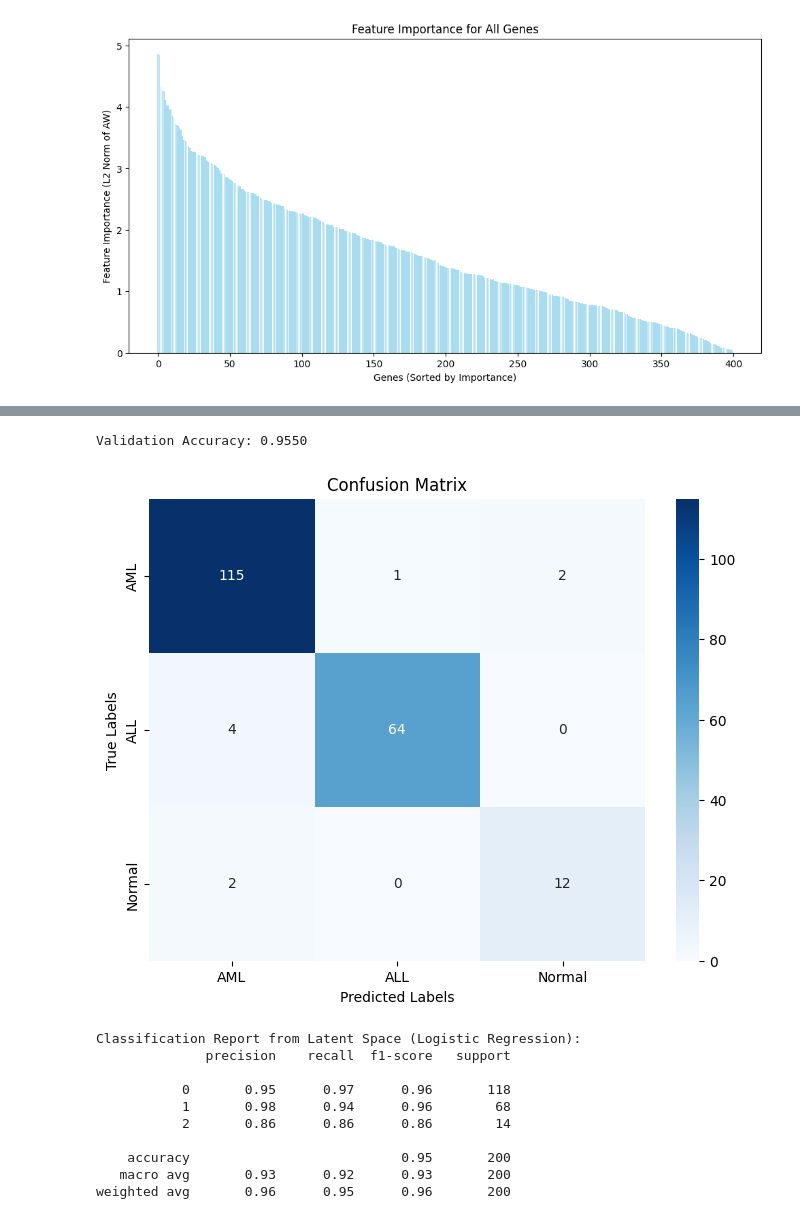
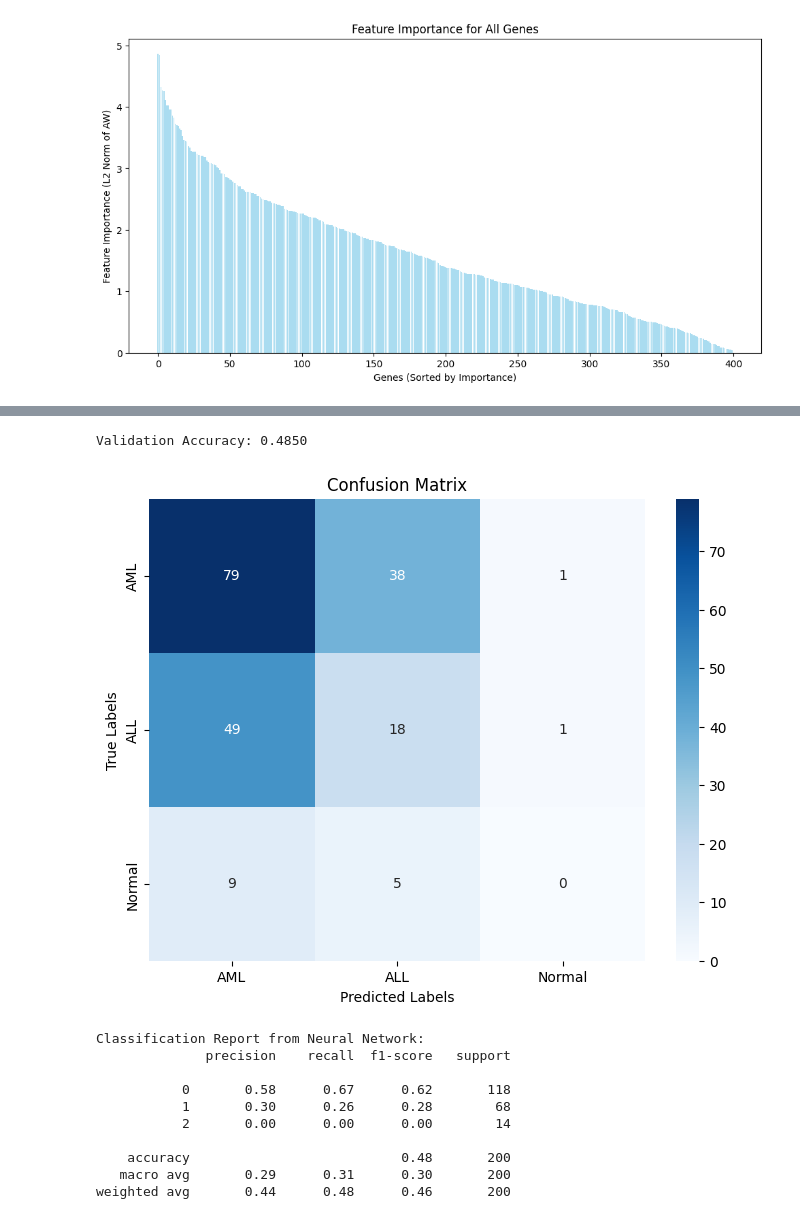
Before and after one commit to Richlogger/42186-Model-Based-ML-Project, a Jupyter notebook: PPCA_ARD.ipynb, the cells around one changed output, grey strips where cells are left out. Saved outputs shown, nothing was run; the diff lists cells and outputs as text; code cells hidden in the pictures.

```diff
--- a/PPCA_ARD.ipynb
+++ b/PPCA_ARD.ipynb
@@ -928,51 +907,53 @@ Total time spent: 42.97 seconds (0.72 minutes)
 # %%
-# --- 4) Extract your inferred latent means ---
 z_loc_nn = pyro.param("z_loc_nn").detach()   # [n_val_samples, latent_dim]
 
-# --- 5) Prediction function ---
-def predict_classes(z_loc_nn, A, b, y_true):
-    # Compute logits and probabilities
-    logits = torch.matmul(z_loc_nn, A.T) + b
-    y_hat  = torch.argmax(logits, dim=-1).cpu().numpy()
+def predict_classes_nn(z_loc, nn_weights_1, nn_bias_1, nn_weights_2, nn_bias_2, y_true):
+    # Compute hidden layer activations
+    hidden = torch.relu(torch.matmul(z_loc, nn_weights_1) + nn_bias_1)
+
+    # Compute logits using the second layer
+    logits = torch.matmul(hidden, nn_weights_2) + nn_bias_2
+
+    # Predict class labels
+    y_hat = torch.argmax(logits, dim=-1).cpu().numpy()
 
     # Compute accuracy
     y_true = np.array(y_true)
     accuracy = (y_true == y_hat).mean()
     print(f"Validation Accuracy: {accuracy:.4f}")
 
     # Confusion matrix
     conf_matrix = confusion_matrix(y_true, y_hat)
     plt.figure(figsize=(8, 6))
     sns.heatmap(
         conf_matrix,
         annot=True,
         fmt="d",
         cmap="Blues",
         xticklabels=["AML", "ALL", "Normal"],
         yticklabels=["AML", "ALL", "Normal"]
     )
     plt.xlabel("Predicted Labels")
     plt.ylabel("True Labels")
     plt.title("Confusion Matrix")
     plt.show()
 
-    print("Classification Report from Latent Space (Logistic Regression):")
+    print("Classification Report from Neural Network:")
     print(classification_report(y_true, y_hat))
 
     return y_hat
 
-# --- 6) Call prediction with correct params ---
-y_hat_val = predict_classes(z_loc_nn, A_pm, b_pm, y_val)
+y_hat = predict_classes_nn(z_loc_nn, nn_weights_1, nn_bias_1, nn_weights_2, nn_bias_2, y_val)
 # %% [output]
-Validation Accuracy: 0.9550
+Validation Accuracy: 0.4850
-[figure, old version]
+[figure, new version]
-Classification Report from Latent Space (Logistic Regression):
+Classification Report from Neural Network:
               precision    recall  f1-score   support
 
-           0       0.95      0.97      0.96       118
-           1       0.98      0.94      0.96        68
-           2       0.86      0.86      0.86        14
+           0       0.58      0.67      0.62       118
+           1       0.30      0.26      0.28        68
+           2       0.00      0.00      0.00        14
 
-    accuracy                           0.95       200
-   macro avg       0.93      0.92      0.93       200
-weighted avg       0.96      0.95      0.96       200
+    accuracy                           0.48       200
+   macro avg       0.29      0.31      0.30       200
+weighted avg       0.44      0.48      0.46       200
```
Also changed, not shown: parts of 9 cells of this notebook.
